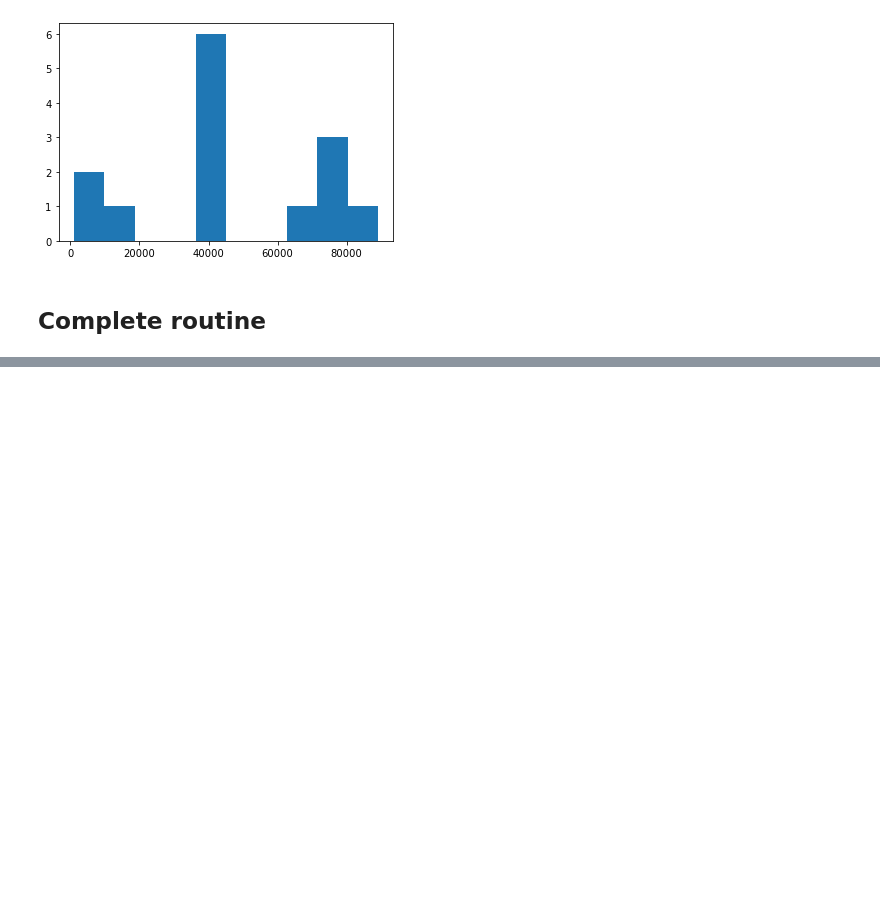
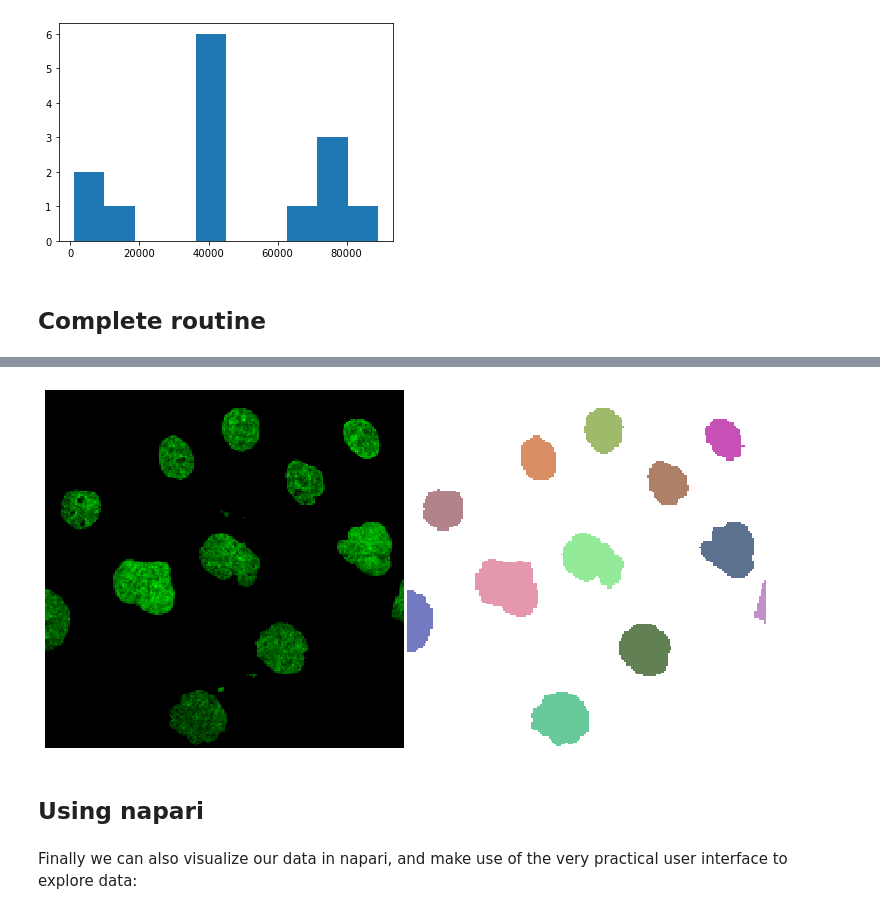
Before and after one commit to guiwitz/ZIDAS2021_Python_primer, a Jupyter notebook: ZIDAS2021_demo.ipynb, the cells around one changed output, grey strips where cells are left out. Drawn from its saved outputs; the diff is of its cells as text; code cells hidden in the pictures; blank space fills up the shorter version.

Commit message:
advances cellpose ex

```diff
--- a/ZIDAS2021_demo.ipynb
+++ b/ZIDAS2021_demo.ipynb
@@ -113,0 +126,2 @@ props_clean = props['area'][props['area'] > 1000]
+# %%
+model = Cellpose(model_type='nuclei')
@@ -113,0 +132,2 @@ props_clean = props['area'][props['area'] > 1000]
+# %%
+segmented = model.eval(im_nuclei[::10,::10], channels=[0,0], diameter=20)
@@ -113,0 +137,10 @@ props_clean = props['area'][props['area'] > 1000]
+# %%
+panel = Micropanel(1,2)
+panel.add_element([0,0], microshow(im_nuclei[::10,::10], cmaps=['pure_green'], ax=panel.ax[0,0]));
+panel.add_element([0,1], microshow(segmented[0], cmaps=['segmentation'], ax=panel.ax[0,1]));
+# %% [output]
+[figure, added]
+# %% [markdown]
+## Using napari
+# %% [markdown]
+Finally we can also visualize our data in napari, and make use of the very practical user interface to explore data:
```
Also changed, not shown: parts of 17 cells of this notebook, 1 other file.
